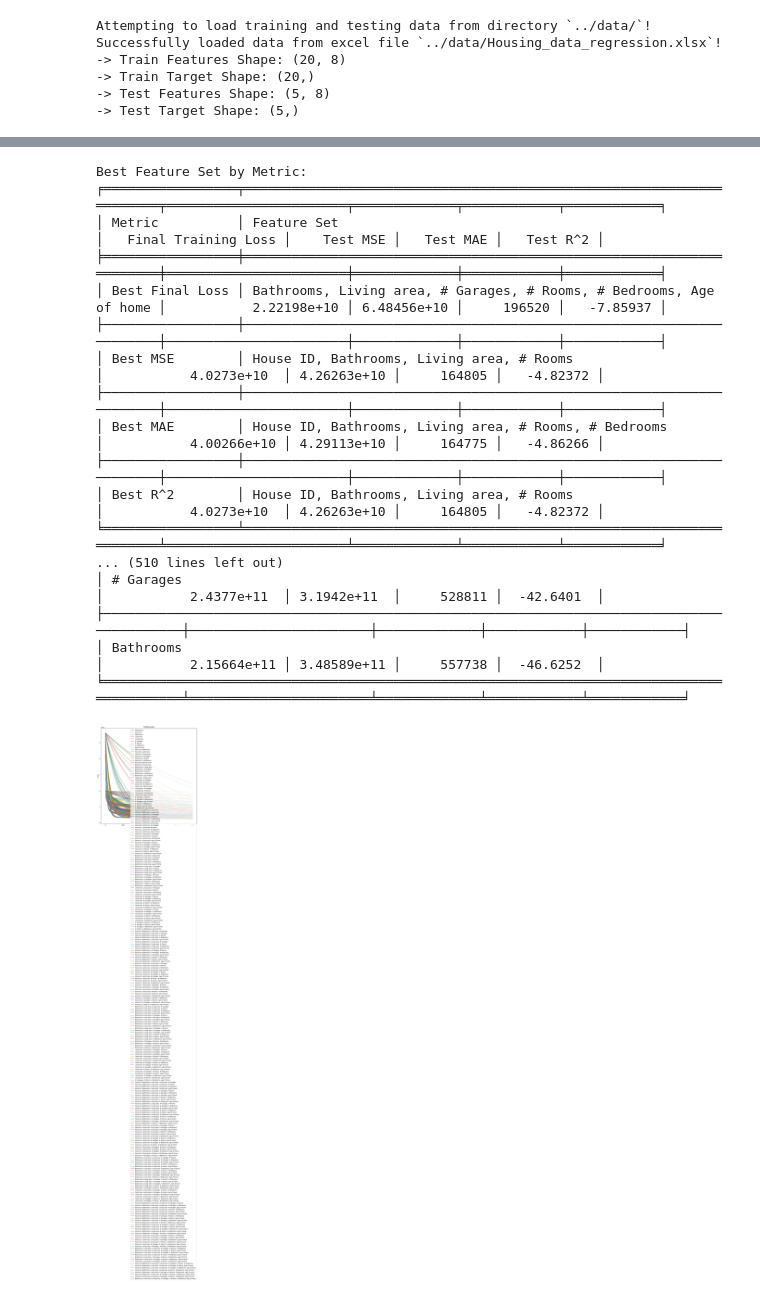
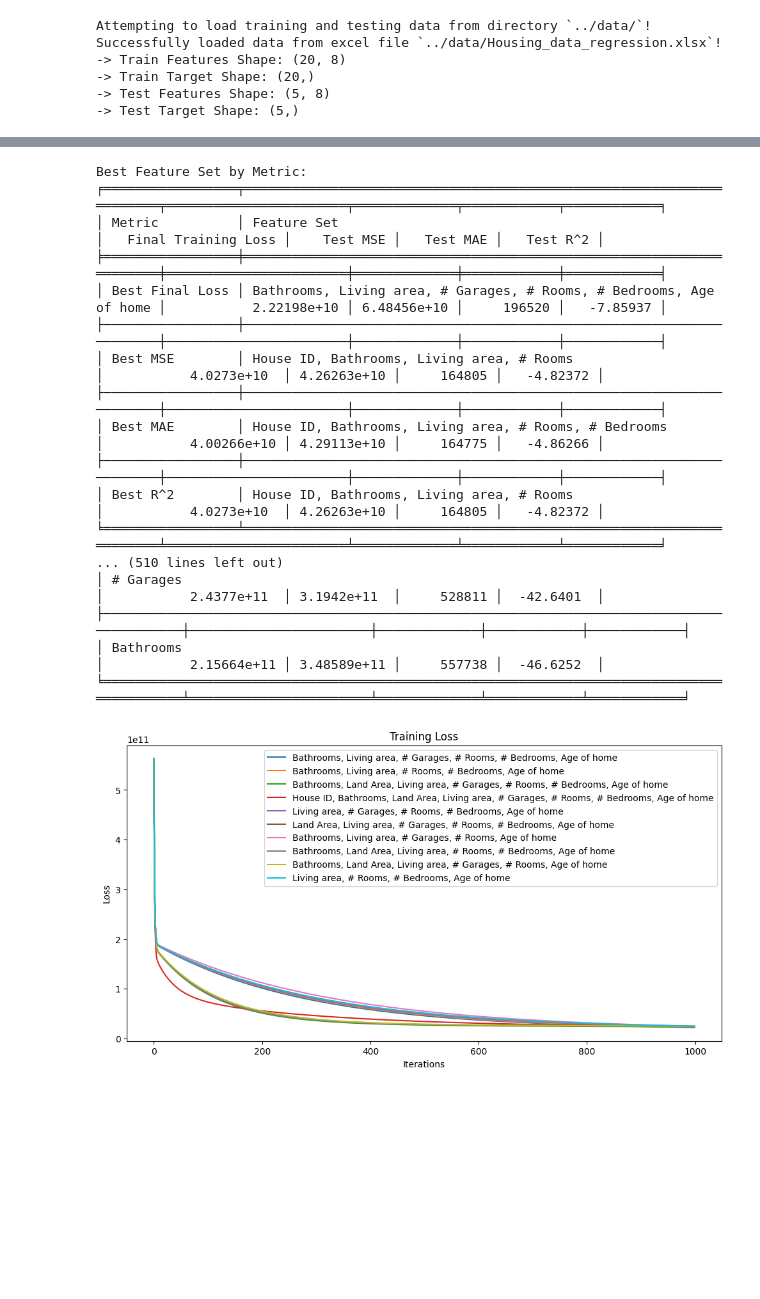
Before and after one commit to cmh02/COMP5630---Machine-Learning, a Jupyter notebook: Assignment1 - Linear Regression/src/assignment1_linearregression.ipynb, the cells around one changed output, grey strips where cells are left out. Saved outputs shown, nothing was run; the diff lists cells and outputs as text; code cells hidden in the pictures; blank space fills up the shorter version.

Commit message:
Added full results generation for task 2, observing effects on model performance for various subsets of features

```diff
--- a/Assignment1 - Linear Regression/src/assignment1_linearregression.ipynb
+++ b/Assignment1 - Linear Regression/src/assignment1_linearregression.ipynb
@@ -574,21 +776,16 @@ This code cell will create linear regression models using various subsets of the
 # Get list of all features
 allFeatures = Task2DataLoader.trainFeatures.columns.tolist()
 
-# Make a plot for model training losses
-fig, axs = plt.subplots(1, 1, figsize=(12, 12))
-axs.set_title("Training Loss")
-axs.set_xlabel("Iterations")
-axs.set_ylabel("Loss")
-
 # Make results dataframe
+trainingLossesDf = pd.DataFrame(columns=["Feature Set"] + [f"Iteration{i+1}" for i in range(1000)])
 resultsDf = pd.DataFrame(columns=["Feature Set", "Final Training Loss", "Test MSE", "Test MAE", "Test R^2"])
 
-# Make model with all features, record metrics in table, and plot training loss
+# Make model with all features, record results in df's
 Task2LinearRegressionModel = LinearRegression(learningRate=0.0001, numIterations=1000, muteOutput=True)
 trainingLosses = Task2LinearRegressionModel.trainModel(Task2DataLoader.trainFeatures.to_numpy(), Task2DataLoader.trainTarget.to_numpy())
 testMeanSquaredError, testMeanAbsoluteError, testRSquared, testPredictionsY = Task2LinearRegressionModel.testModel(Task2DataLoader.testFeatures.to_numpy(), Task2DataLoader.testTarget.to_numpy())
+trainingLossesDf.loc[len(trainingLossesDf)] = [", ".join(allFeatures)] + trainingLosses.tolist()
 resultsDf.loc[len(resultsDf)] = [", ".join(allFeatures), trainingLosses[-1], testMeanSquaredError, testMeanAbsoluteError, testRSquared]
-axs.plot(trainingLosses, label="All Features")
 
 # Iterate through all feature subsets using itertools
 for featureGroupSize in tqdm(iterable=range(1, len(allFeatures)), desc="Computing Models For Feature Subsets", unit="group size"):
@@ -604,8 +801,8 @@ for featureGroupSize in tqdm(iterable=range(1, len(allFeatures)), desc="Computin
 		Task2LinearRegressionModel = LinearRegression(learningRate=0.0001, numIterations=1000, muteOutput=True)
 		trainingLosses = Task2LinearRegressionModel.trainModel(trainFeaturesSubset.to_numpy(), Task2DataLoader.trainTarget.to_numpy())
 		testMeanSquaredError, testMeanAbsoluteError, testRSquared, testPredictionsY = Task2LinearRegressionModel.testModel(testFeaturesSubset.to_numpy(), Task2DataLoader.testTarget.to_numpy())
+		trainingLossesDf.loc[len(trainingLossesDf)] = [featureGroupAsString] + trainingLosses.tolist()
 		resultsDf.loc[len(resultsDf)] = [featureGroupAsString, trainingLosses[-1], testMeanSquaredError, testMeanAbsoluteError, testRSquared]
-		axs.plot(trainingLosses, label=featureGroupAsString)
 
 # Display best feature set for each metric
 bestFinalLossRow = resultsDf.loc[resultsDf["Final Training Loss"].idxmin()]
@@ -614,33 +811,40 @@ bestMAErow = resultsDf.loc[resultsDf["Test MAE"].idxmin()]
 bestR2row = resultsDf.loc[resultsDf["Test R^2"].idxmax()]
 bestDf = pd.DataFrame([bestFinalLossRow, bestMSErow, bestMAErow, bestR2row], columns=resultsDf.columns)
 bestDf.insert(0, "Metric", ["Best Final Loss", "Best MSE", "Best MAE", "Best R^2"])
 print(f"\nBest Feature Set by Metric:")
 print(tabulate(bestDf.values, headers=bestDf.columns, tablefmt="fancy_grid"))
 
-# Sort dataframe and print
+# Sort metrics dataframe and print
 resultsDf = resultsDf.sort_values(by="Test R^2", ascending=False)
 print(f"All Feature Set Results:")
 print(tabulate(resultsDf.values, headers=resultsDf.columns, tablefmt="fancy_grid"))
 
-# Show plot
+# Sort training losses df and plot best 10
+fig, axs = plt.subplots(1, 1, figsize=(12, 6))
+axs.set_title("Training Loss")
+axs.set_xlabel("Iterations")
+axs.set_ylabel("Loss")
+trainingLossesDf = trainingLossesDf.sort_values(by="Iteration1000", ascending=True)
+for i in range(min(10, trainingLossesDf.shape[0])):
+	axs.plot(trainingLossesDf.iloc[i, 1:].to_numpy(dtype=float), label=trainingLossesDf.iloc[i, 0])
 axs.legend()
 plt.show()
 # %% [output]
 Best Feature Set by Metric:
 ╒═════════════════╤═════════════════════════════════════════════════════════════════════╤═══════════════════════╤═════════════╤════════════╤════════════╕
 │ Metric          │ Feature Set                                                         │   Final Training Loss │    Test MSE │   Test MAE │   Test R^2 │
 ╞═════════════════╪═════════════════════════════════════════════════════════════════════╪═══════════════════════╪═════════════╪════════════╪════════════╡
 │ Best Final Loss │ Bathrooms, Living area, # Garages, # Rooms, # Bedrooms, Age of home │           2.22198e+10 │ 6.48456e+10 │     196520 │   -7.85937 │
 ├─────────────────┼─────────────────────────────────────────────────────────────────────┼───────────────────────┼─────────────┼────────────┼────────────┤
 │ Best MSE        │ House ID, Bathrooms, Living area, # Rooms                           │           4.0273e+10  │ 4.26263e+10 │     164805 │   -4.82372 │
 ├─────────────────┼─────────────────────────────────────────────────────────────────────┼───────────────────────┼─────────────┼────────────┼────────────┤
 │ Best MAE        │ House ID, Bathrooms, Living area, # Rooms, # Bedrooms               │           4.00266e+10 │ 4.29113e+10 │     164775 │   -4.86266 │
 ├─────────────────┼─────────────────────────────────────────────────────────────────────┼───────────────────────┼─────────────┼────────────┼────────────┤
 │ Best R^2        │ House ID, Bathrooms, Living area, # Rooms                           │           4.0273e+10  │ 4.26263e+10 │     164805 │   -4.82372 │
 ╘═════════════════╧═════════════════════════════════════════════════════════════════════╧═══════════════════════╧═════════════╧════════════╧════════════╛
 ... (510 lines left out)
 │ # Garages                                                                                │           2.4377e+11  │ 3.1942e+11  │     528811 │  -42.6401  │
 ├──────────────────────────────────────────────────────────────────────────────────────────┼───────────────────────┼─────────────┼────────────┼────────────┤
 │ Bathrooms                                                                                │           2.15664e+11 │ 3.48589e+11 │     557738 │  -46.6252  │
 ╘══════════════════════════════════════════════════════════════════════════════════════════╧═══════════════════════╧═════════════╧════════════╧════════════╛
-[figure, old version]
+[figure, new version]
```
Also changed, not shown: parts of 5 cells of this notebook.
